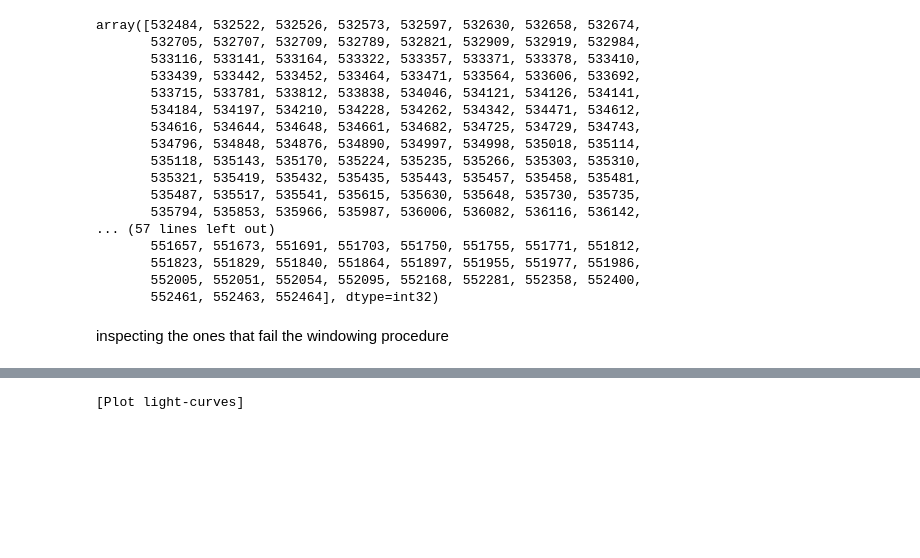
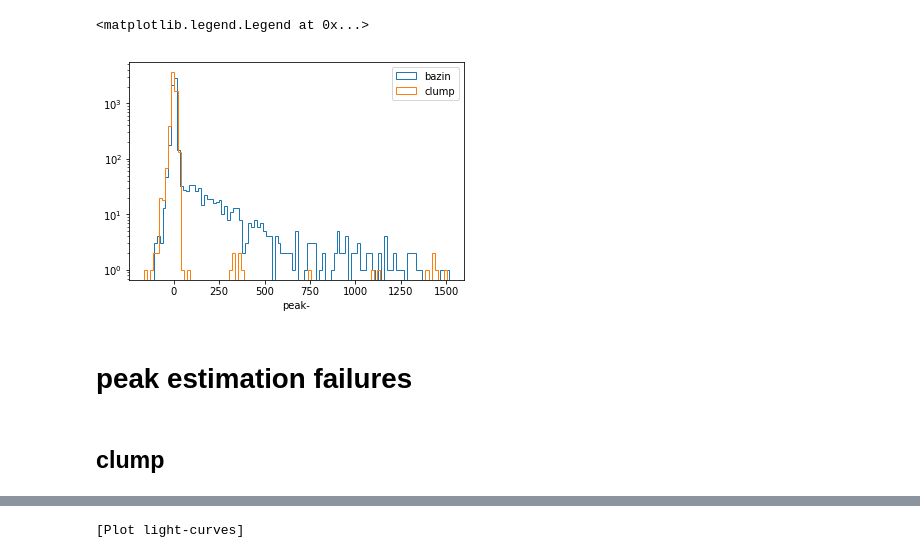
Before and after one commit to supernnova/DES_SNN, a Jupyter notebook: notebooks/time_window_exploration.ipynb, the cells around one changed output, grey strips where cells are left out. Saved outputs shown, nothing was run; the diff lists cells and outputs as text; code cells hidden in the pictures; blank space fills up the shorter version.

```diff
--- a/notebooks/bazin_window_exploration.ipynb
+++ b/notebooks/time_window_exploration.ipynb
@@ -59,20 +83,0 @@ plt.legend()
-# %%
-df['fake'][df['fake']['PRIVATE(DES_fake_salt2x1)']>4].SNID.values
-# %% [output]
-array([532484, 532522, 532526, 532573, 532597, 532630, 532658, 532674,
-       532705, 532707, 532709, 532789, 532821, 532909, 532919, 532984,
-       533116, 533141, 533164, 533322, 533357, 533371, 533378, 533410,
-       533439, 533442, 533452, 533464, 533471, 533564, 533606, 533692,
-       533715, 533781, 533812, 533838, 534046, 534121, 534126, 534141,
-       534184, 534197, 534210, 534228, 534262, 534342, 534471, 534612,
-       534616, 534644, 534648, 534661, 534682, 534725, 534729, 534743,
-       534796, 534848, 534876, 534890, 534997, 534998, 535018, 535114,
-       535118, 535143, 535170, 535224, 535235, 535266, 535303, 535310,
-       535321, 535419, 535432, 535435, 535443, 535457, 535458, 535481,
-       535487, 535517, 535541, 535615, 535630, 535648, 535730, 535735,
-       535794, 535853, 535966, 535987, 536006, 536082, 536116, 536142,
-... (57 lines left out)
-       551657, 551673, 551691, 551703, 551750, 551755, 551771, 551812,
-       551823, 551829, 551840, 551864, 551897, 551955, 551977, 551986,
-       552005, 552051, 552054, 552095, 552168, 552281, 552358, 552400,
-       552461, 552463, 552464], dtype=int32)
@@ -88,2 +84,15 @@ plt.legend()
-# %% [markdown]
-inspecting the ones that fail the windowing procedure
+# %%
+# bazin and clump
+fig = plt.figure()
+plt.hist(df['fake']['PRIVATE(DES_fake_peakmjd)']-df['fake']["PKMJDINI"],histtype="step",label='bazin',bins=100)
+plt.hist(df['fake']['PRIVATE(DES_fake_peakmjd)']-df['fake']["PKMJD_clump"],histtype="step",label='clump',bins=100)
+plt.xlabel('peak-')
+plt.yscale("log")
+plt.legend()
+# %% [output]
+<matplotlib.legend.Legend at 0x...>
+[figure, added]
+# %% [markdown]
+# peak estimation failures
+# %% [markdown]
+## clump
```
Also changed, not shown: parts of 9 cells of this notebook, 4 other files.
